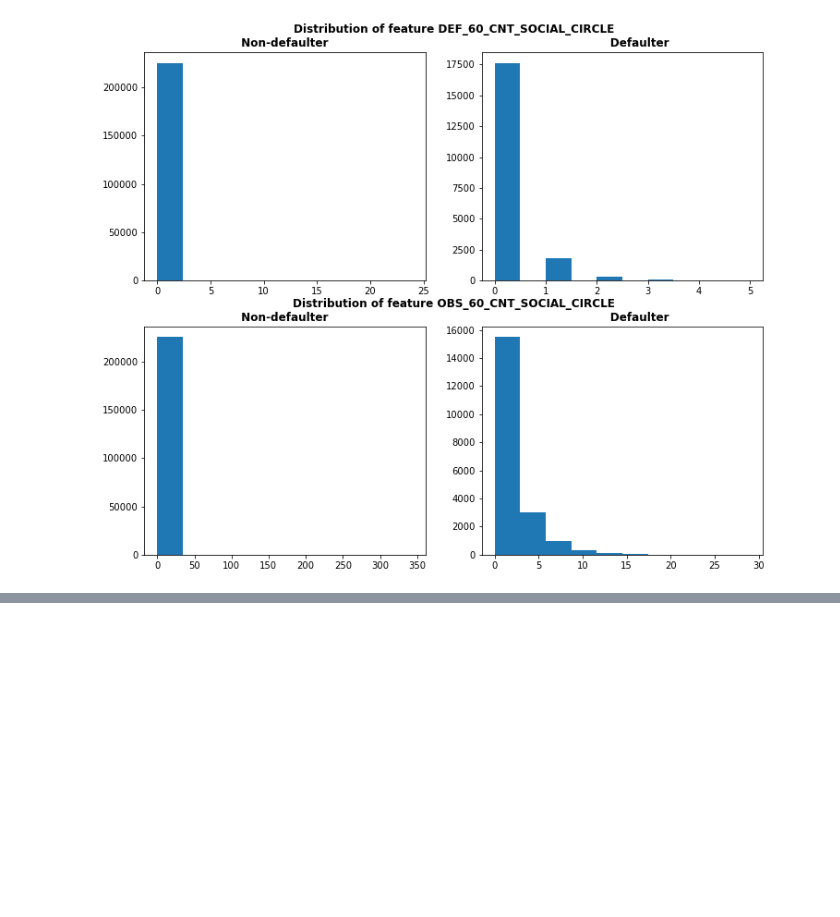
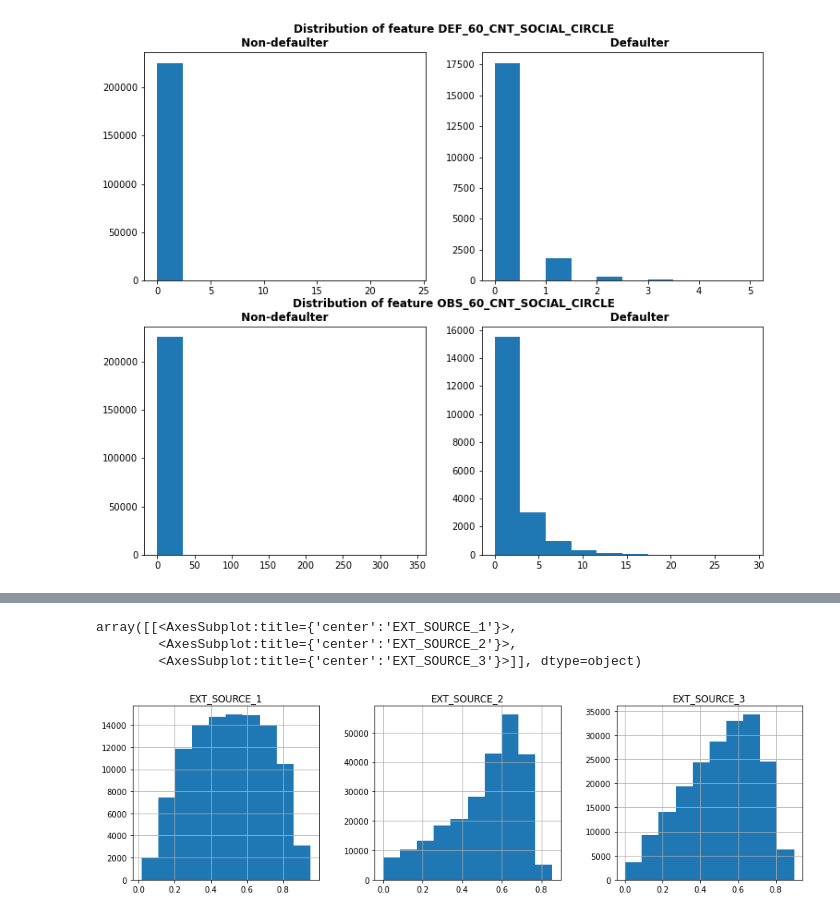
Before and after one commit to NgChi493510/Data-Preparation-Project-Group-14, a Jupyter notebook: EDA/EDA - Application Train.ipynb, the cells around one changed output, grey strips where cells are left out. Saved outputs shown, nothing was run; the diff lists cells and outputs as text; code cells hidden in the pictures; blank space fills up the shorter version.

```diff
--- a/EDA/EDA - Application Train.ipynb
+++ b/EDA/EDA - Application Train.ipynb
@@ -134,7 +134,8 @@ cols3 = ['OBS_30_CNT_SOCIAL_CIRCLE','DEF_30_CNT_SOCIAL_CIRCLE','OBS_60_CNT_SOCIA
 
 cols4 = ['AMT_REQ_CREDIT_BUREAU_HOUR','AMT_REQ_CREDIT_BUREAU_DAY','AMT_REQ_CREDIT_BUREAU_WEEK',\
 'AMT_REQ_CREDIT_BUREAU_MON','AMT_REQ_CREDIT_BUREAU_QRT','AMT_REQ_CREDIT_BUREAU_YEAR']
-
+cols5 = ['EXT_SOURCE_1', 'EXT_SOURCE_2', 'EXT_SOURCE_3']
+cols6 = ['DAYS_BIRTH','DAYS_EMPLOYED','DAYS_REGISTRATION','DAYS_ID_PUBLISH']
 # outliner
 # %%
 # consider whether social contact of clients have past due default more than N days
@@ -161,0 +205,7 @@ Text(-0.1, 1.0, 'Distribution of feature OBS_60_CNT_SOCIAL_CIRCLE\n Non-defaulte
+# %%
+df[cols5].hist(layout=(1,3),figsize=(15,4))
+# %% [output]
+array([[<AxesSubplot:title={'center':'EXT_SOURCE_1'}>,
+        <AxesSubplot:title={'center':'EXT_SOURCE_2'}>,
+        <AxesSubplot:title={'center':'EXT_SOURCE_3'}>]], dtype=object)
+[figure, added]
```
Also changed, not shown: parts of 6 cells of this notebook.
